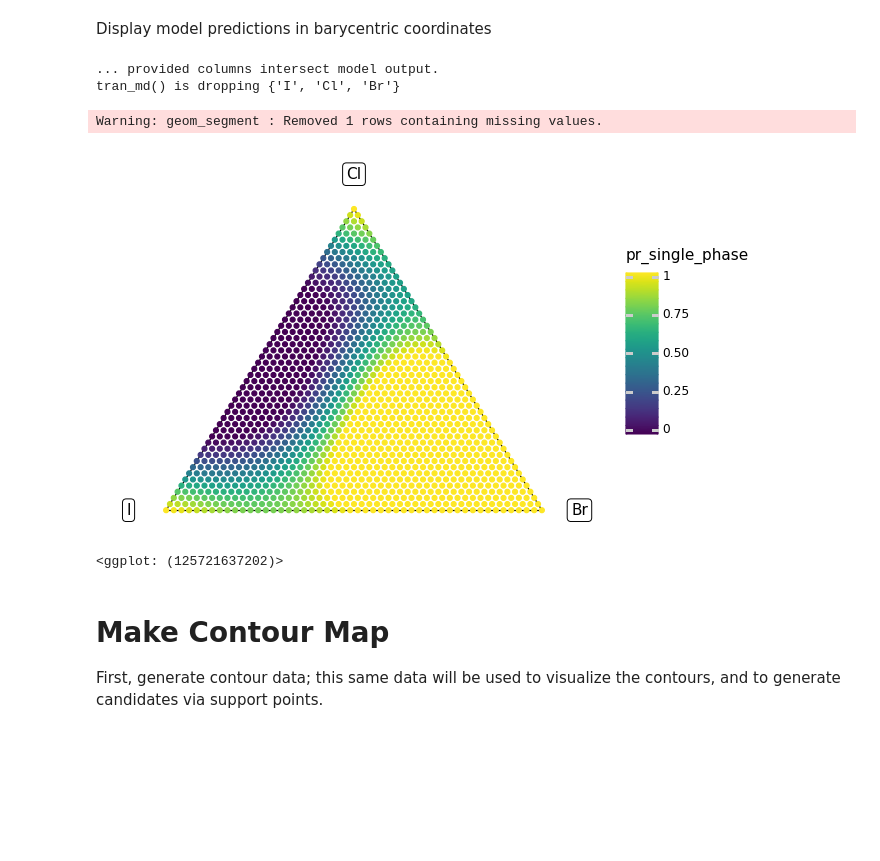
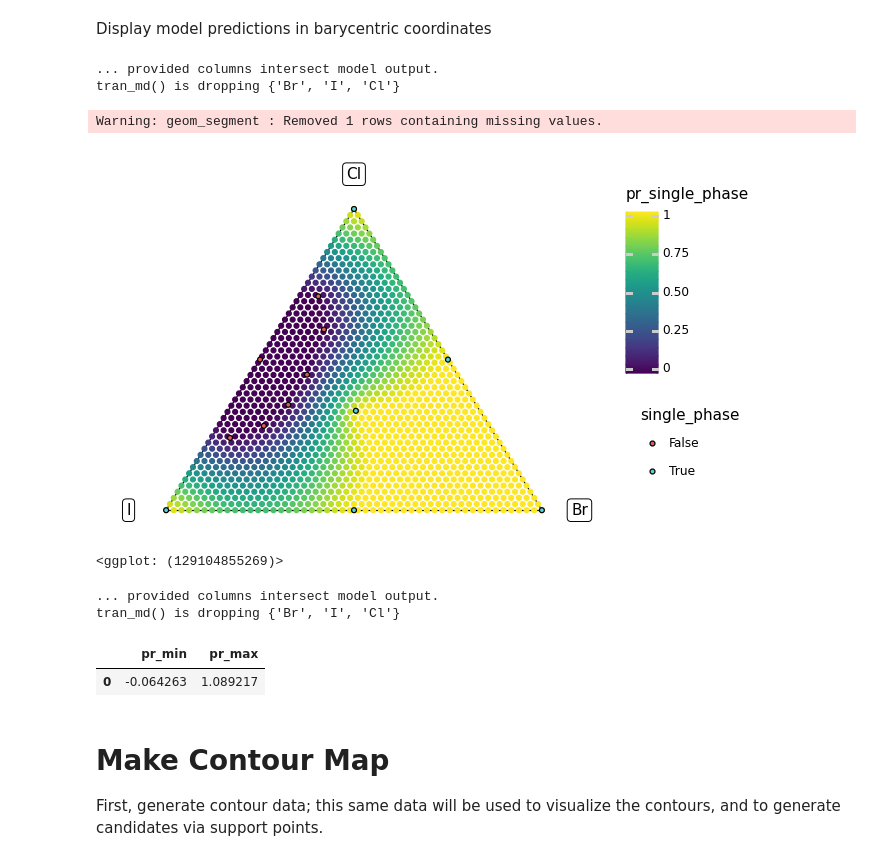
Before and after one commit to kaybr24/perovskite-solar, a Jupyter notebook: Triple Halide Contour Map.ipynb, the cells around one changed output. Saved outputs shown, nothing was run; the diff lists cells and outputs as text; code cells hidden in the pictures; blank space fills up the shorter version.

Commit message:
Matern regressor, round 4 predictions
Added Amy's round 3 results, and updated model to closely fitting Matern regressor, which can predict plateaus.

```diff
--- a/Triple Halide Contour Map.ipynb
+++ b/Triple Halide Contour Map.ipynb
@@ -226,7 +225,7 @@ df_thp_round2 = ( #NEEDS RBF length = 0.09
 # %%
 #Select data to display:
 df_thp = df_thp_round2 # Currently using all round2 and round1 data
-length = 0.09 #for radial basis function tuning
+length = 1#0.09 #for radial basis function tuning
 
 #Show visualization
 (
@@ -270,7 +269,7 @@ Y = np.atleast_2d(df_train[out].values)
 
 ## Set GP hyperparameters
 #length = 0.09
-kernel = 1.0 * RBF(length)
+kernel = 1.0 * Matern(length_scale=length, nu=0.5)#  RBF(length)
 ## Fit the model
 gpr = GaussianProcessRegressor(kernel=kernel, random_state=0).fit(X, Y)
 
@@ -331,36 +304,61 @@ Display model predictions in barycentric coordinates
     gr.df_make(Br=np.linspace(0, 1, num=50))
     >> gr.tf_outer(
         df_outer=gr.df_make(Cl=np.linspace(0, 1, num=50))
     )
     >> gr.tf_filter(DF.Br + DF.Cl <= 1)
     >> gr.tf_mutate(I=1 - DF.Br - DF.Cl)
     >> tf_bary()
     >> gr.tf_md(md_gpc)
     #>> gr.tf_mutate(pr_log=gr.log(DF.pr_single_phase)) #*NEW*
 
     >> pt.ggplot(pt.aes("x", "y"))
     + pt.geom_segment(
         data=df_tri_bounds,
         mapping=pt.aes(xend="gr.lead(x)", yend="gr.lead(y)")
     )
     + pt.geom_label(
         data=df_tri_labels,
         mapping=pt.aes(label="label")
     )
     + pt.geom_point(pt.aes(color="pr_single_phase"))
+    + pt.geom_point(
+        data=df_thp,
+        mapping=pt.aes(fill="single_phase")
+    )
 
     + pt.scale_color_continuous(limits=(0, 1))
     + pt.theme_void()
     + pt.theme(
         plot_background=pt.element_rect(fill="white")
     )
 )
 # %% [output]
 ... provided columns intersect model output.
-tran_md() is dropping {'I', 'Cl', 'Br'}
+tran_md() is dropping {'Br', 'I', 'Cl'}
 Warning: geom_segment : Removed 1 rows containing missing values.
-[figure, old version]
+[figure, new version]
-<ggplot: (125721637202)>
+<ggplot: (129104855269)>
+# %%
+(
+    gr.df_make(Br=np.linspace(0, 1, num=50))
+    >> gr.tf_outer(
+        df_outer=gr.df_make(Cl=np.linspace(0, 1, num=50))
+    )
+    >> gr.tf_filter(DF.Br + DF.Cl <= 1)
+    >> gr.tf_mutate(I=1 - DF.Br - DF.Cl)
+    >> tf_bary()
+    >> gr.tf_md(md_gpc)
+    >> gr.tf_summarize(
+        pr_min=gr.colmin(DF.pr_single_phase),
+        pr_max=gr.colmax(DF.pr_single_phase),
+
+    )
+)
+# %% [output]
+... provided columns intersect model output.
+tran_md() is dropping {'Br', 'I', 'Cl'}
+|  | pr_min | pr_max |
+| 0 | -0.064263 | 1.089217 |
 # %% [markdown]
 # Make Contour Map
 
```
Also changed, not shown: parts of 10 cells of this notebook, 1 other file.
